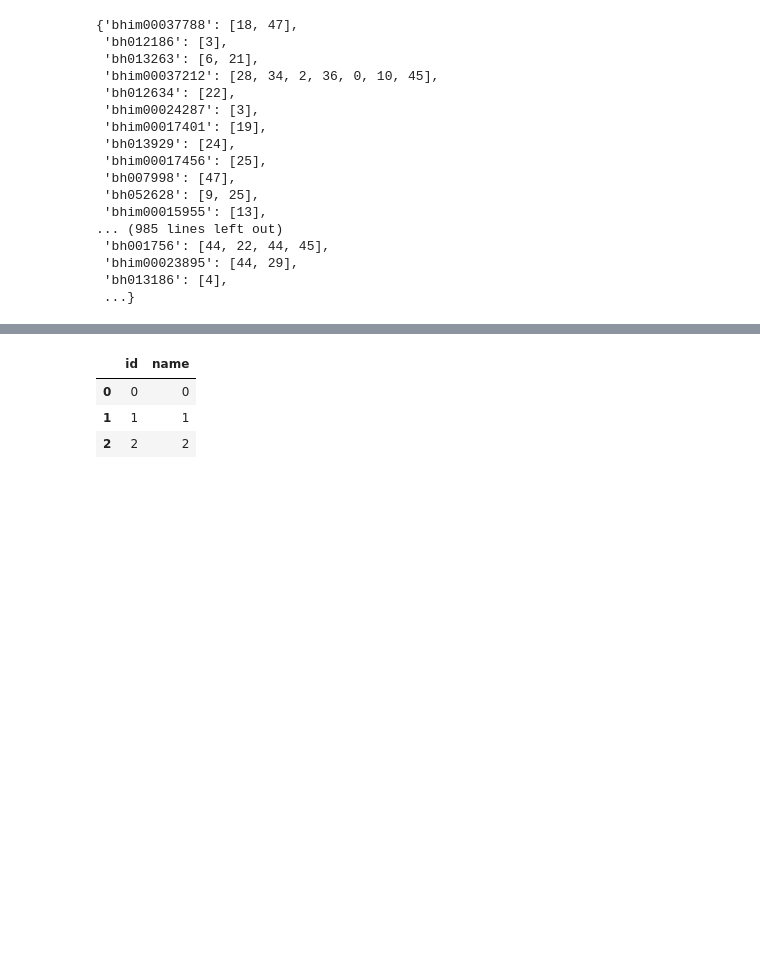
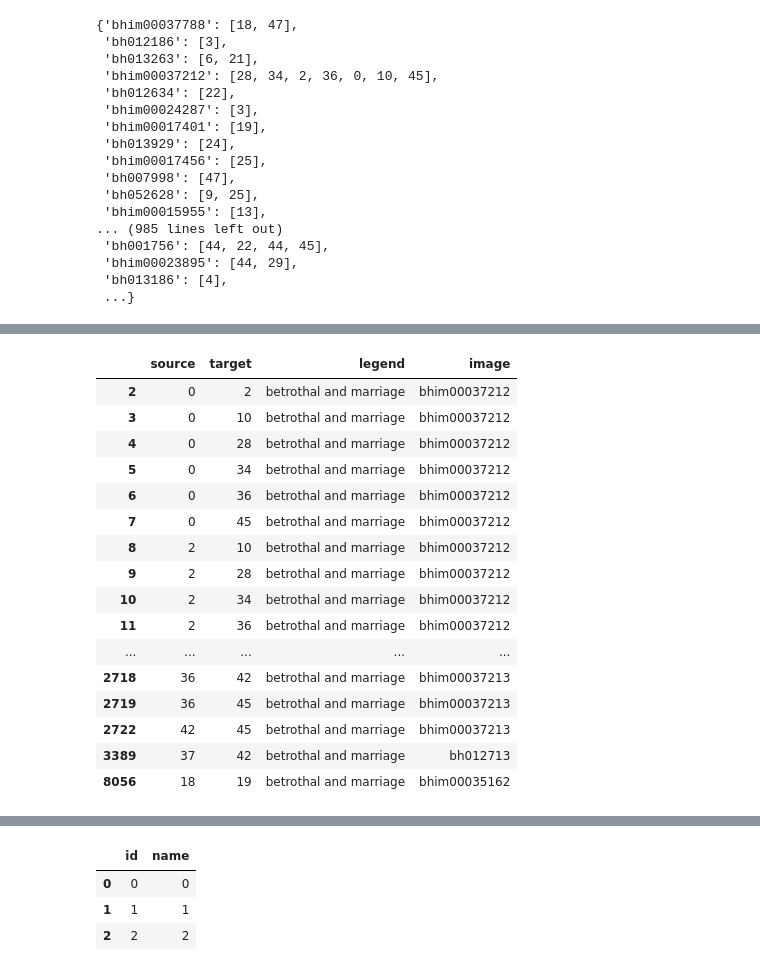
Before and after one commit to VBernasconi/Network_hands, a Jupyter notebook: CLUSTERS_KPS_ICONOGRAPHY_analysis_8_2022.ipynb, the cells around one changed output, grey strips where cells are left out. Cells and saved outputs as stored; diff of their text form; code cells hidden in the pictures; blank space fills up the shorter version.

```diff
--- a/CLUSTERS_KPS_ICONOGRAPHY_analysis_8_2022.ipynb
+++ b/CLUSTERS_KPS_ICONOGRAPHY_analysis_8_2022.ipynb
@@ -136,3 +136,6 @@ hands_combination
  'bhim00023895': [44, 29],
  'bh013186': [4],
  ...}
+# %%
+for key, item in hands_combination.items():
+    hands_combination[key] = sorted(item)
@@ -140,9 +163,13 @@ hands_combination
 from_ = []
 to_ = []
 icon_ = []
+#century_ = []
+image_ = []
 for key, combination in hands_combination.items():
     pairs = [(a, b) for idx, a in enumerate(combination) for b in combination[idx + 1:]]
     for (a, b) in pairs:
         from_.append(a)
         to_.append(b)
         icon_.append(DB_df_.loc[DB_df_['img_digital'] == key, 'iconography'].values[0])
+        image_.append(key)
+        #century_.append(DB_df_.loc[DB_df_['img_digital'] == key, 'century'].values[0])
@@ -149,2 +181,4 @@ for key, combination in hands_combination.items():
 # %%
-edge_df_ = pd.DataFrame(list(zip(from_, to_, icon_)),columns=['source', 'target', 'legend']) #source #target
+#edge_df_ = pd.DataFrame(list(zip(from_, to_, icon_, century_)),columns=['source', 'target', 'legend', 'century']) #source #target
+
+edge_df_ = pd.DataFrame(list(zip(from_, to_, icon_, image_)),columns=['source', 'target', 'legend', 'image']) #source #target
@@ -155,0 +196,20 @@ for key, row in edge_df_.iterrows():
+# %%
+edge_df_.loc[edge_df_['legend']=='betrothal and marriage']
+# %% [output]
+|  | source | target | legend | image |
+| 2 | 0 | 2 | betrothal and marriage | bhim00037212 |
+| 3 | 0 | 10 | betrothal and marriage | bhim00037212 |
+| 4 | 0 | 28 | betrothal and marriage | bhim00037212 |
+| 5 | 0 | 34 | betrothal and marriage | bhim00037212 |
+| 6 | 0 | 36 | betrothal and marriage | bhim00037212 |
+| 7 | 0 | 45 | betrothal and marriage | bhim00037212 |
+| 8 | 2 | 10 | betrothal and marriage | bhim00037212 |
+| 9 | 2 | 28 | betrothal and marriage | bhim00037212 |
+| 10 | 2 | 34 | betrothal and marriage | bhim00037212 |
+| 11 | 2 | 36 | betrothal and marriage | bhim00037212 |
+| ... | ... | ... | ... | ... |
+| 2718 | 36 | 42 | betrothal and marriage | bhim00037213 |
+| 2719 | 36 | 45 | betrothal and marriage | bhim00037213 |
+| 2722 | 42 | 45 | betrothal and marriage | bhim00037213 |
+| 3389 | 37 | 42 | betrothal and marriage | bh012713 |
+| 8056 | 18 | 19 | betrothal and marriage | bhim00035162 |
```
Also changed, not shown: parts of 26 cells of this notebook, 3 other files.
